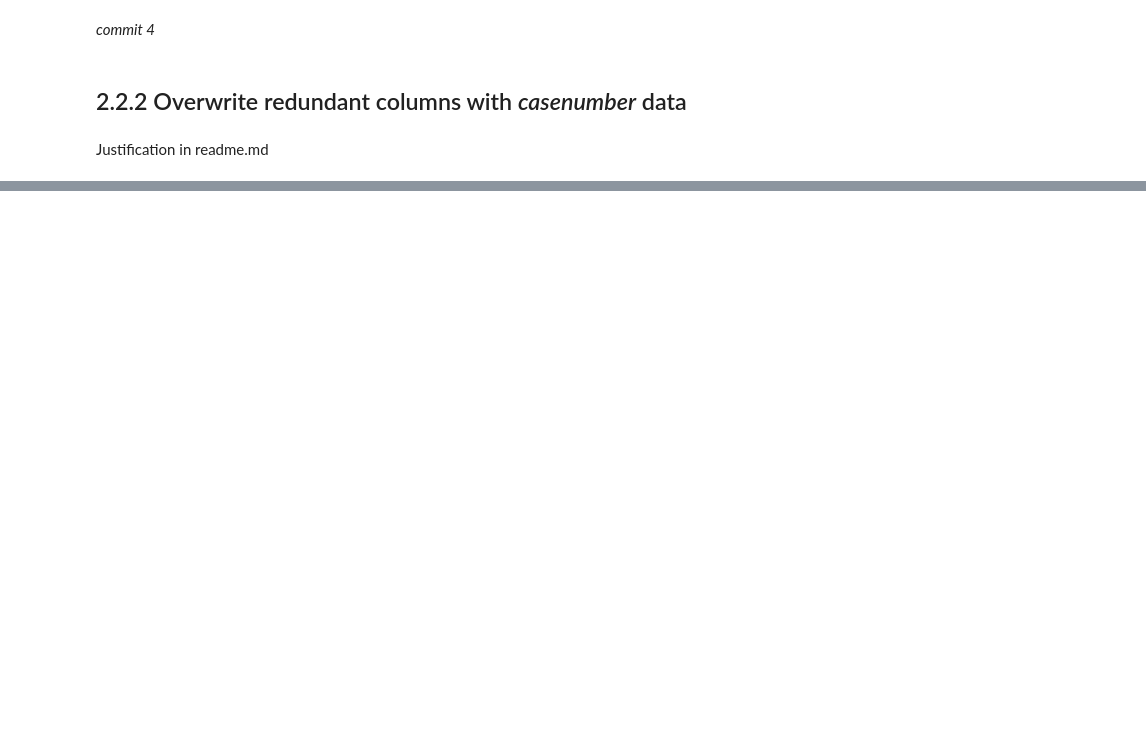
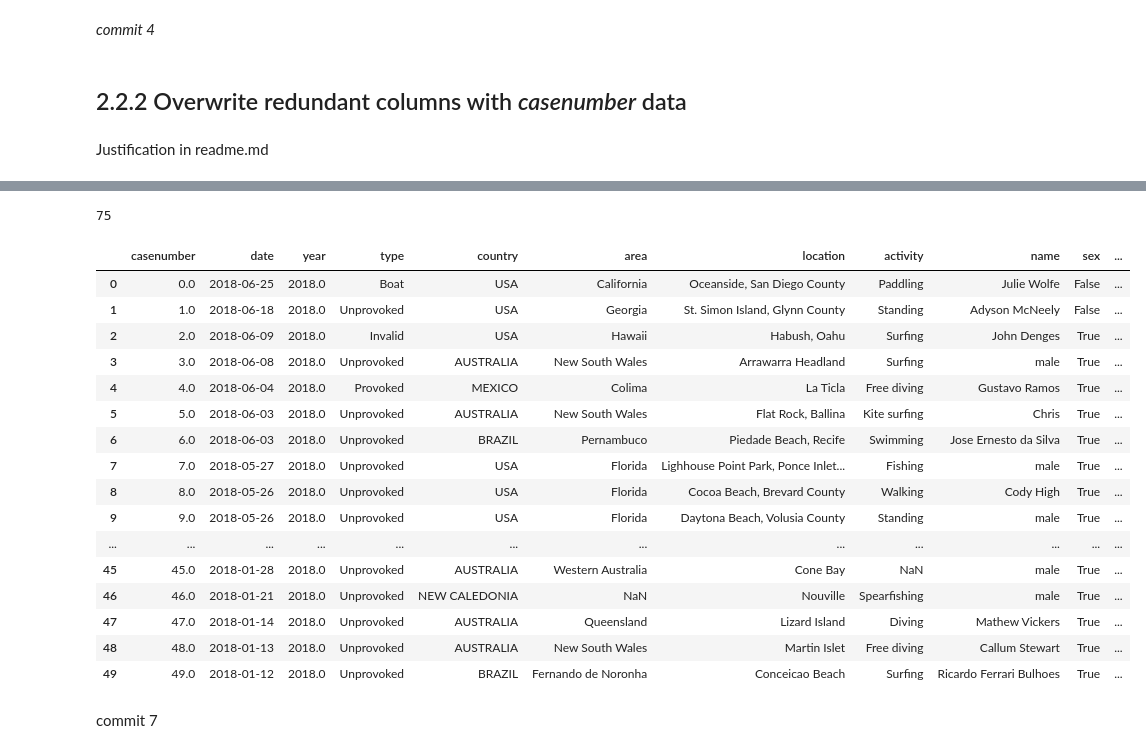
Before and after one commit to IbaiGallego/DataCleaning_SharkAttack, a Jupyter notebook: mycode/main.ipynb, the cells around one changed output, grey strips where cells are left out. Saved outputs shown, nothing was run; the diff lists cells and outputs as text; code cells hidden in the pictures; blank space fills up the shorter version.

Commit message:
species finished

```diff
--- a/mycode/main.ipynb
+++ b/mycode/main.ipynb
@@ -363,0 +534,3 @@ jaws
+# %%
+jaws.species = jaws.species.apply(shark_filter)
+len(jaws.species.unique())
@@ -363,0 +559,45 @@ jaws
+# %%
+def shark_filter2(x):
+    x=str(x)
+    x=x.lower()
+    key_words = ['may','named','by','thought','nan','unidentified','\xa0','edwards','school','&','small','in','bite','large','pregnant','blue','recovered', 'unknown','believed', 'possibly', '?', 'kayak', 'questionable', ' or ', ' and ', 'thin', 'according','reported','remains', 'possiby', 'involvement','thought', 'believed','prior', 'possibly', '?', 'kayak', 'questionable', ' or ', ' and ', 'thin', 'according']
+    counter=0
+    for e in key_words:
+        counter+=1
+
+        if e in x and counter!=len(key_words):
+
+            return 'unknown'
+        elif counter == len(key_words):
+            counter=0
+            return str(x)
+# %%
+jaws.species=jaws.species.apply(shark_filter2)
+# %%
+len(jaws.species.unique())
+# %% [output]
+75
+# %%
+jaws.species = jaws.species.fillna('unknown')
+# %%
+jaws.head(50)
+# %% [output]
+|  | casenumber | date | year | type | country | area | location | activity | name | sex | ... |
+| 0 | 0.0 | 2018-06-25 | 2018.0 | Boat | USA | California | Oceanside, San Diego County | Paddling | Julie Wolfe | False | ... |
+| 1 | 1.0 | 2018-06-18 | 2018.0 | Unprovoked | USA | Georgia | St. Simon Island, Glynn County | Standing | Adyson McNeely | False | ... |
+| 2 | 2.0 | 2018-06-09 | 2018.0 | Invalid | USA | Hawaii | Habush, Oahu | Surfing | John Denges | True | ... |
+| 3 | 3.0 | 2018-06-08 | 2018.0 | Unprovoked | AUSTRALIA | New South Wales | Arrawarra Headland | Surfing | male | True | ... |
+| 4 | 4.0 | 2018-06-04 | 2018.0 | Provoked | MEXICO | Colima | La Ticla | Free diving | Gustavo Ramos | True | ... |
+| 5 | 5.0 | 2018-06-03 | 2018.0 | Unprovoked | AUSTRALIA | New South Wales | Flat Rock, Ballina | Kite surfing | Chris | True | ... |
+| 6 | 6.0 | 2018-06-03 | 2018.0 | Unprovoked | BRAZIL | Pernambuco | Piedade Beach, Recife | Swimming | Jose Ernesto da Silva | True | ... |
+| 7 | 7.0 | 2018-05-27 | 2018.0 | Unprovoked | USA | Florida | Lighhouse Point Park, Ponce Inlet... | Fishing | male | True | ... |
+| 8 | 8.0 | 2018-05-26 | 2018.0 | Unprovoked | USA | Florida | Cocoa Beach, Brevard County | Walking | Cody High | True | ... |
+| 9 | 9.0 | 2018-05-26 | 2018.0 | Unprovoked | USA | Florida | Daytona Beach, Volusia County | Standing | male | True | ... |
+| ... | ... | ... | ... | ... | ... | ... | ... | ... | ... | ... | ... |
+| 45 | 45.0 | 2018-01-28 | 2018.0 | Unprovoked | AUSTRALIA | Western Australia | Cone Bay | NaN | male | True | ... |
+| 46 | 46.0 | 2018-01-21 | 2018.0 | Unprovoked | NEW CALEDONIA | NaN | Nouville | Spearfishing | male | True | ... |
+| 47 | 47.0 | 2018-01-14 | 2018.0 | Unprovoked | AUSTRALIA | Queensland | Lizard Island | Diving | Mathew Vickers | True | ... |
+| 48 | 48.0 | 2018-01-13 | 2018.0 | Unprovoked | AUSTRALIA | New South Wales | Martin Islet | Free diving | Callum Stewart | True | ... |
+| 49 | 49.0 | 2018-01-12 | 2018.0 | Unprovoked | BRAZIL | Fernando de Noronha | Conceicao Beach | Surfing | Ricardo Ferrari Bulhoes | True | ... |
+# %% [markdown]
+commit 7
```
Also changed, not shown: parts of 41 cells of this notebook.
